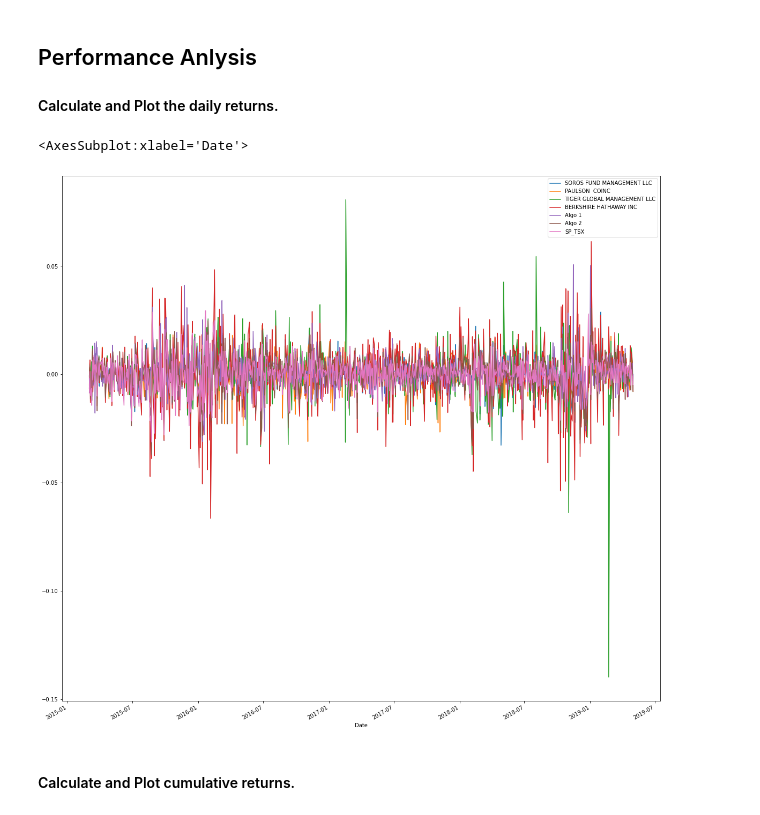
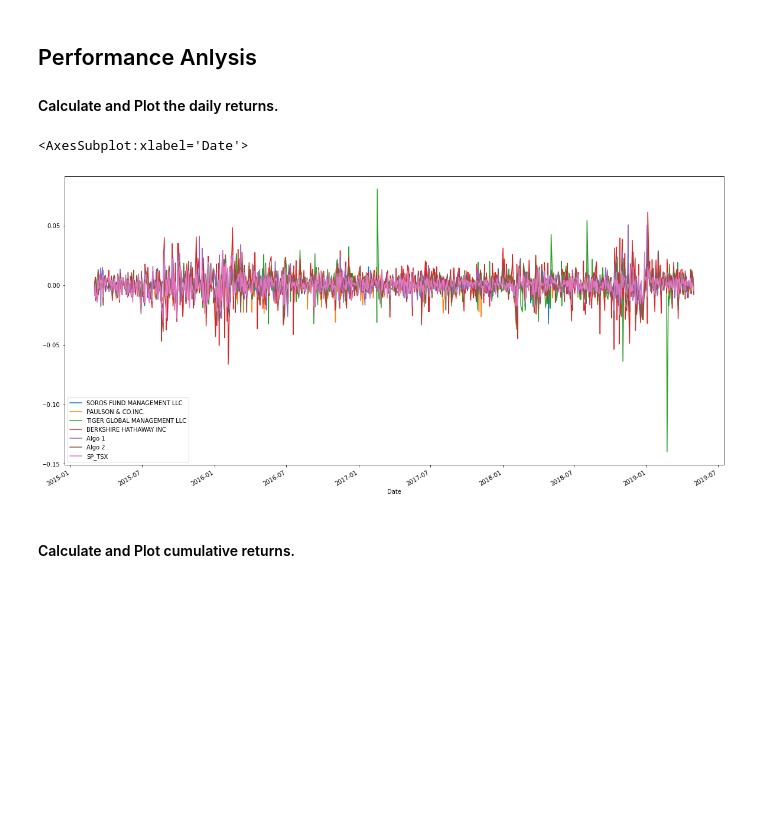
Before and after one commit to nagpalmanpreet/whale-analysis, a Jupyter notebook: whale_analysis.ipynb, the cells around one changed output. Drawn from its saved outputs; the diff is of its cells as text; code cells hidden in the pictures; blank space fills up the shorter version.

```diff
--- a/whale_analysis.ipynb
+++ b/whale_analysis.ipynb
@@ -189,8 +190,6 @@ concatenated_df = pd.concat(
     ], axis='columns', join='inner'
 )
 
-# Remove special characters from coloumn names
-#concatenated_df.columns = concatenated_df.columns.str.replace('[.]',' ')
-concatenated_df.columns = concatenated_df.columns.str.replace('[#,@,&,.]','')
+#print(concatenated_df.columns.tolist())
 concatenated_df.head()
 # %% [output]
@@ -213,10 +212,10 @@ In this section, you will calculate and visualize performance and risk metrics f
 #### Calculate and Plot the daily returns.
 # %%
 # Plot daily returns of all portfolios
-concatenated_df.plot(figsize=(20,20))
+concatenated_df.plot(figsize=(20,10))
 # %% [output]
 <AxesSubplot:xlabel='Date'>
-[figure, old version]
+[figure, new version]
 # %% [markdown]
 #### Calculate and Plot cumulative returns.
 # %%
```
Also changed, not shown: parts of 32 cells of this notebook.
